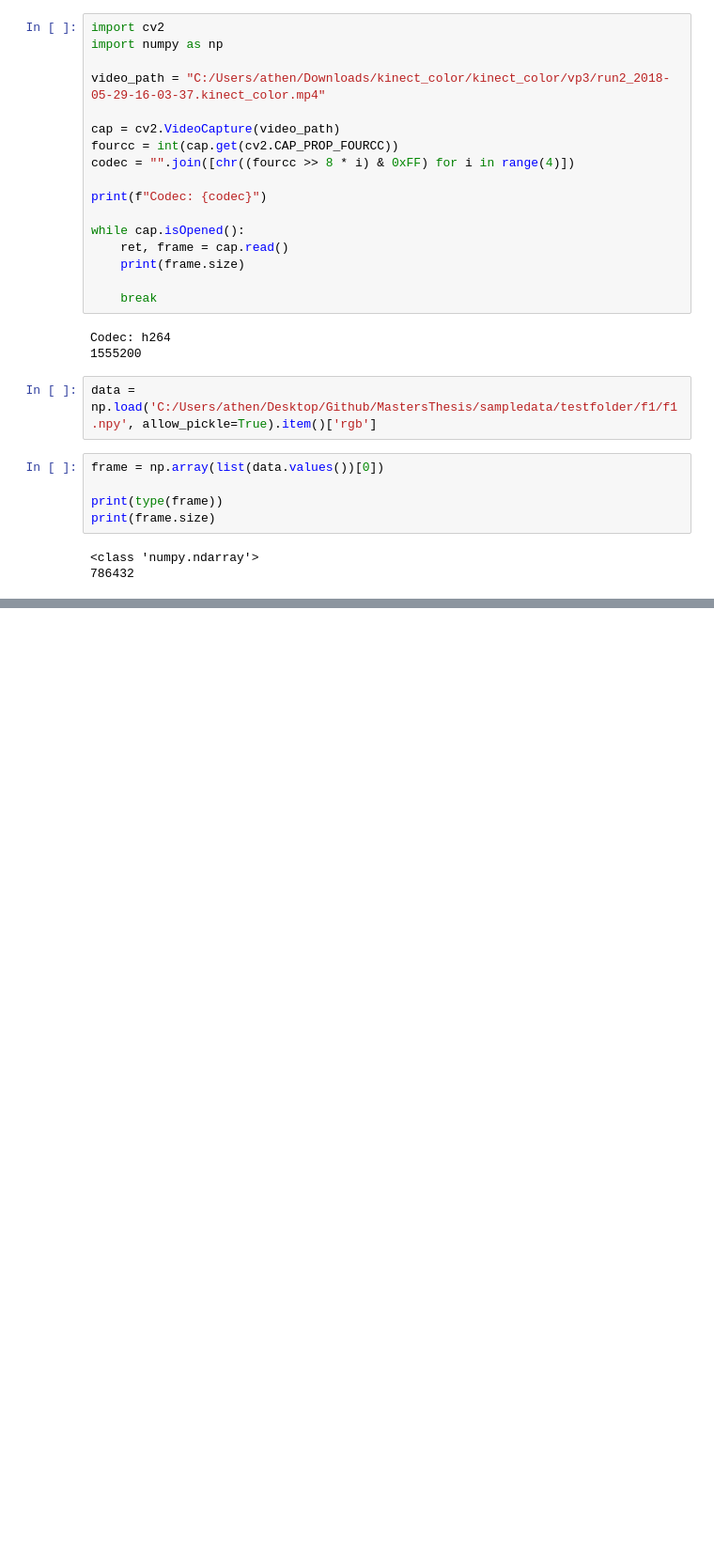
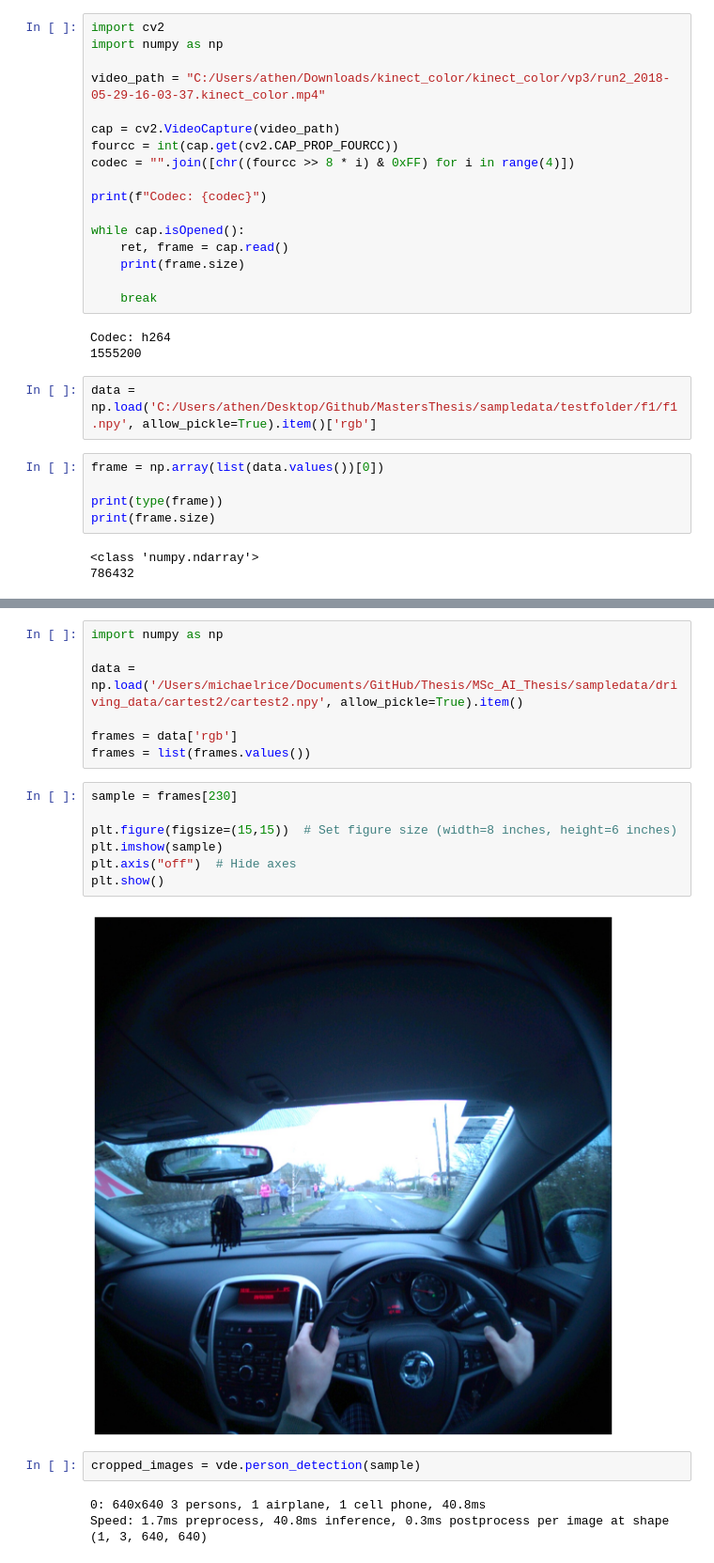
Before and after one commit to MichaelRice1/EgoDrive, a Jupyter notebook: notebooks_and_scripts/testing.ipynb, the cells around one changed output, grey strips where cells are left out. Shown at 94% size. Cells and saved outputs as stored; diff of their text form; blank space fills up the shorter version.

```diff
--- a/notebooks_and_scripts/testing.ipynb
+++ b/notebooks_and_scripts/testing.ipynb
@@ -167,0 +196,21 @@ print(frame.size)
+# %%
+import numpy as np
+
+data = np.load('/Users/michaelrice/Documents/GitHub/Thesis/MSc_AI_Thesis/sampledata/driving_data/cartest2/cartest2.npy', allow_pickle=True).item()
+
+frames = data['rgb']
+frames = list(frames.values())
+# %%
+sample = frames[230]
+
+plt.figure(figsize=(15,15))  # Set figure size (width=8 inches, height=6 inches)
+plt.imshow(sample)
+plt.axis("off")  # Hide axes
+plt.show()
+# %% [output]
+[figure, added]
+# %%
+cropped_images = vde.person_detection(sample)
+# %% [output]
+0: 640x640 3 persons, 1 airplane, 1 cell phone, 40.8ms
+Speed: 1.7ms preprocess, 40.8ms inference, 0.3ms postprocess per image at shape (1, 3, 640, 640)
```
Also changed, not shown: parts of 2 cells of this notebook, 1 other file.
